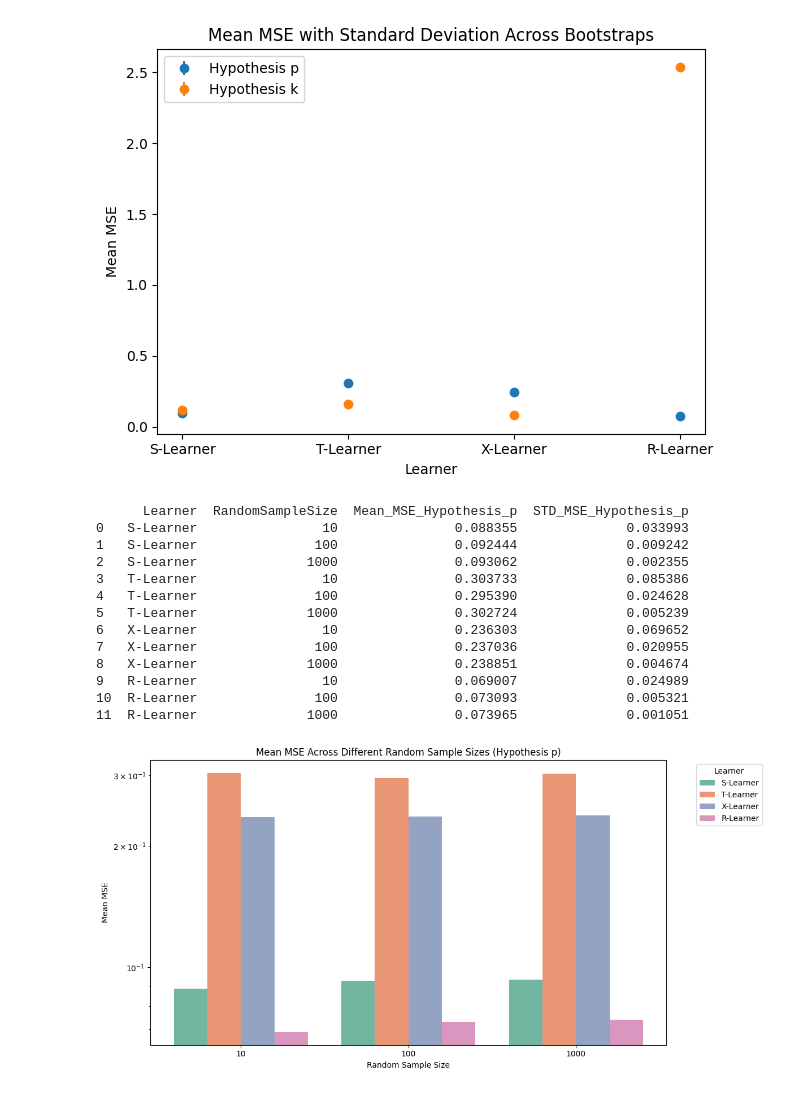
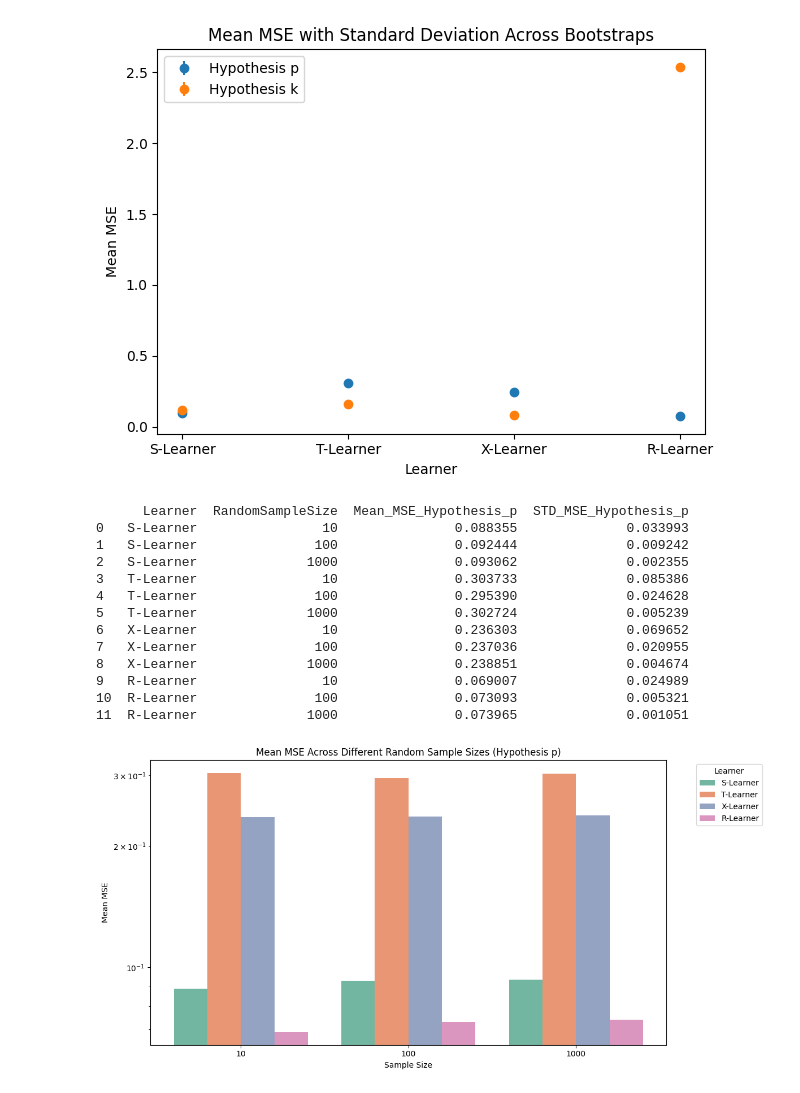
Before and after one commit to lily01awasthi/CATE_Estimation_using_Meta_Learners, a Jupyter notebook: notebooks/benchmark_dataset_notebooks/Exp1.Performance_of_meta_learners_on_benchmark_data.ipynb, the cells around one changed output. Cells and saved outputs as stored; diff of their text form; code cells hidden in the pictures.

Commit message:
analysis_data_notebooks, data preprocessing and Exploration - checked

```diff
--- a/notebooks/benchmark_dataset_notebooks/Exp1.Performance_of_meta_learners_on_benchmark_data.ipynb
+++ b/notebooks/benchmark_dataset_notebooks/Exp1.Performance_of_meta_learners_on_benchmark_data.ipynb
@@ -322,12 +403,7 @@ plt.show()
 import pandas as pd
 import numpy as np
 from sklearn.metrics import mean_squared_error
-from sklearn.utils import shuffle
 
-import numpy as np
-import pandas as pd
-from sklearn.metrics import mean_squared_error
-from sklearn.utils import shuffle
 
 def evaluate_cate_accuracy_with_random_samples(true_cate, predicted_cate, n_samples, n_iterations=10, random_state=42):
     """
@@ -377,8 +453,6 @@ def evaluate_cate_accuracy_with_random_samples(true_cate, predicted_cate, n_samp
     }
 
 
-
-
 # Evaluate for different random sample sizes
 random_sample_sizes = [10, 100, 1000]
 n_iterations = 10
@@ -409,34 +483,6 @@ results_p_df = pd.DataFrame(results_p)
 
 # Display the results
 print(results_p_df)
-
-# Visualization (Optional)
-import matplotlib.pyplot as plt
-import seaborn as sns
-
-plt.figure(figsize=(12, 6))
-sns.barplot(
-    data=results_p_df,
-    x="RandomSampleSize",
-    y="Mean_MSE_Hypothesis_p",
-    hue="Learner",
-    palette="Set2"
-)
-plt.errorbar(
-    x=results_p_df["RandomSampleSize"],
-    y=results_p_df["Mean_MSE_Hypothesis_p"],
-    fmt="none",
-    c="black",
-    capsize=5,
-    alpha=0.7,
-)
-plt.yscale("log")
-plt.title("Mean MSE Across Different Random Sample Sizes (Hypothesis p)")
-plt.xlabel("Random Sample Size")
-plt.ylabel("Mean MSE")
-plt.legend(title="Learner", bbox_to_anchor=(1.05, 1), loc="upper left")
-plt.tight_layout()
-plt.show()
 # %% [output]
       Learner  RandomSampleSize  Mean_MSE_Hypothesis_p  STD_MSE_Hypothesis_p
 0   S-Learner                10               0.088355              0.033993
@@ -451,4 +497,33 @@ plt.show()
 9   R-Learner                10               0.069007              0.024989
 10  R-Learner               100               0.073093              0.005321
 11  R-Learner              1000               0.073965              0.001051
-[figure, removed]
+# %%
+# Visualization
+import matplotlib.pyplot as plt
+import seaborn as sns
+
+plt.figure(figsize=(12, 6))
+sns.barplot(
+    data=results_p_df,
+    x="RandomSampleSize",
+    y="Mean_MSE_Hypothesis_p",
+    hue="Learner",
+    palette="Set2"
+)
+plt.errorbar(
+    x=results_p_df["RandomSampleSize"],
+    y=results_p_df["Mean_MSE_Hypothesis_p"],
+    fmt="none",
+    c="black",
+    capsize=5,
+    alpha=0.7,
+)
+plt.yscale("log")
+plt.title("Mean MSE Across Different Random Sample Sizes (Hypothesis p)")
+plt.xlabel("Sample Size")
+plt.ylabel("Mean MSE")
+plt.legend(title="Learner", bbox_to_anchor=(1.05, 1), loc="upper left")
+plt.tight_layout()
+plt.show()
+# %% [output]
+[figure, added]
```
Also changed, not shown: parts of 2 cells of this notebook, 13 other files.
